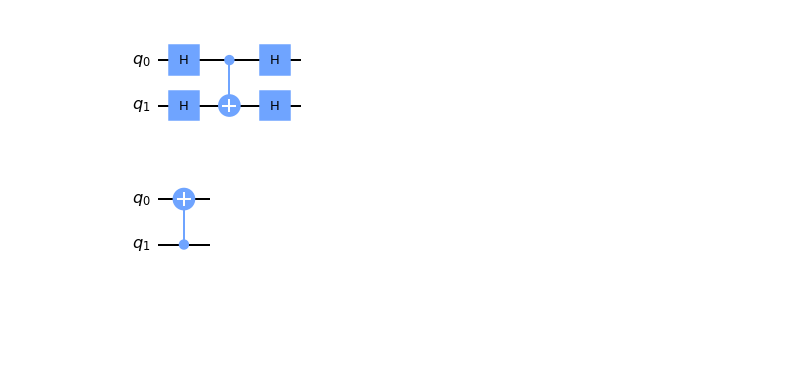
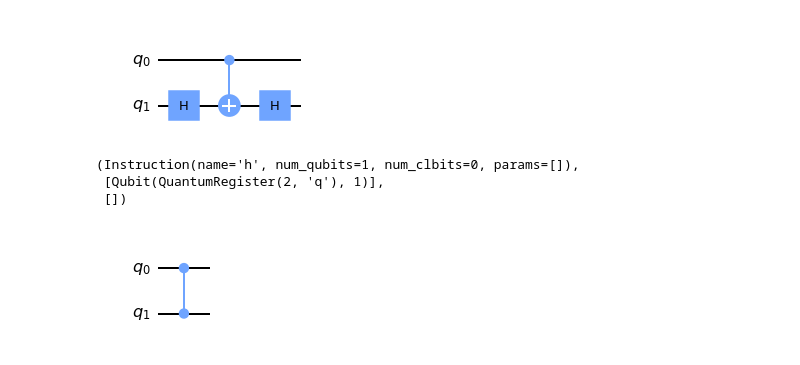
Before and after one commit to Acdimy/CVBE, a Jupyter notebook: dev_n_qubit_restructure.ipynb, the cells around one changed output. Cells and saved outputs as stored; diff of their text form; code cells hidden in the pictures; blank space fills up the shorter version.

```diff
--- a/dev_n_qubit_restructure.ipynb
+++ b/dev_n_qubit_restructure.ipynb
@@ -5,15 +5,21 @@ from qiskit.quantum_info.operators import Operator
 from z3 import *
 import time
 # %%
-circ0 = QuantumCircuit().from_qasm_file('test_multi.qasm')
+circ0 = QuantumCircuit().from_qasm_file('benchmark/test_cz.qasm')
 circ0.draw('mpl')
 # %% [output]
-[figure, old version]
+[figure, new version]
+# %%
+circ0.data[0]
+# %% [output]
+(Instruction(name='h', num_qubits=1, num_clbits=0, params=[]),
+ [Qubit(QuantumRegister(2, 'q'), 1)],
+ [])
 # %%
-circ1 = QuantumCircuit().from_qasm_file('test_multi_1.qasm')
+circ1 = QuantumCircuit().from_qasm_file('benchmark/test_cz_1.qasm')
 circ1.draw('mpl')
 # %% [output]
-[figure, old version]
+[figure, new version]
 # %%
 # circ2 = QuantumCircuit().from_qasm_file('test2.qasm')
 # circ2.draw('mpl')
```
Also changed, not shown: parts of 20 cells of this notebook, 8 other files.
